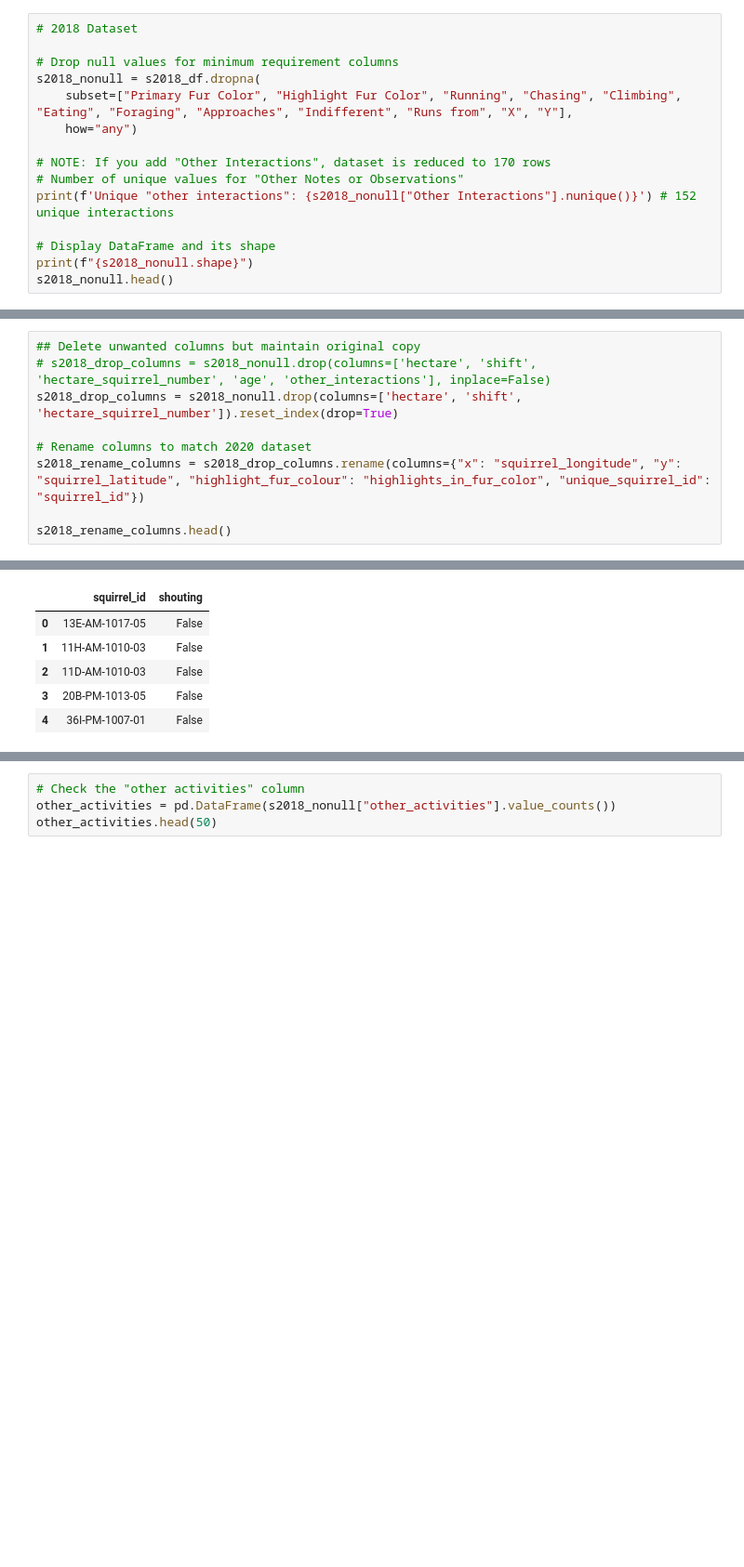
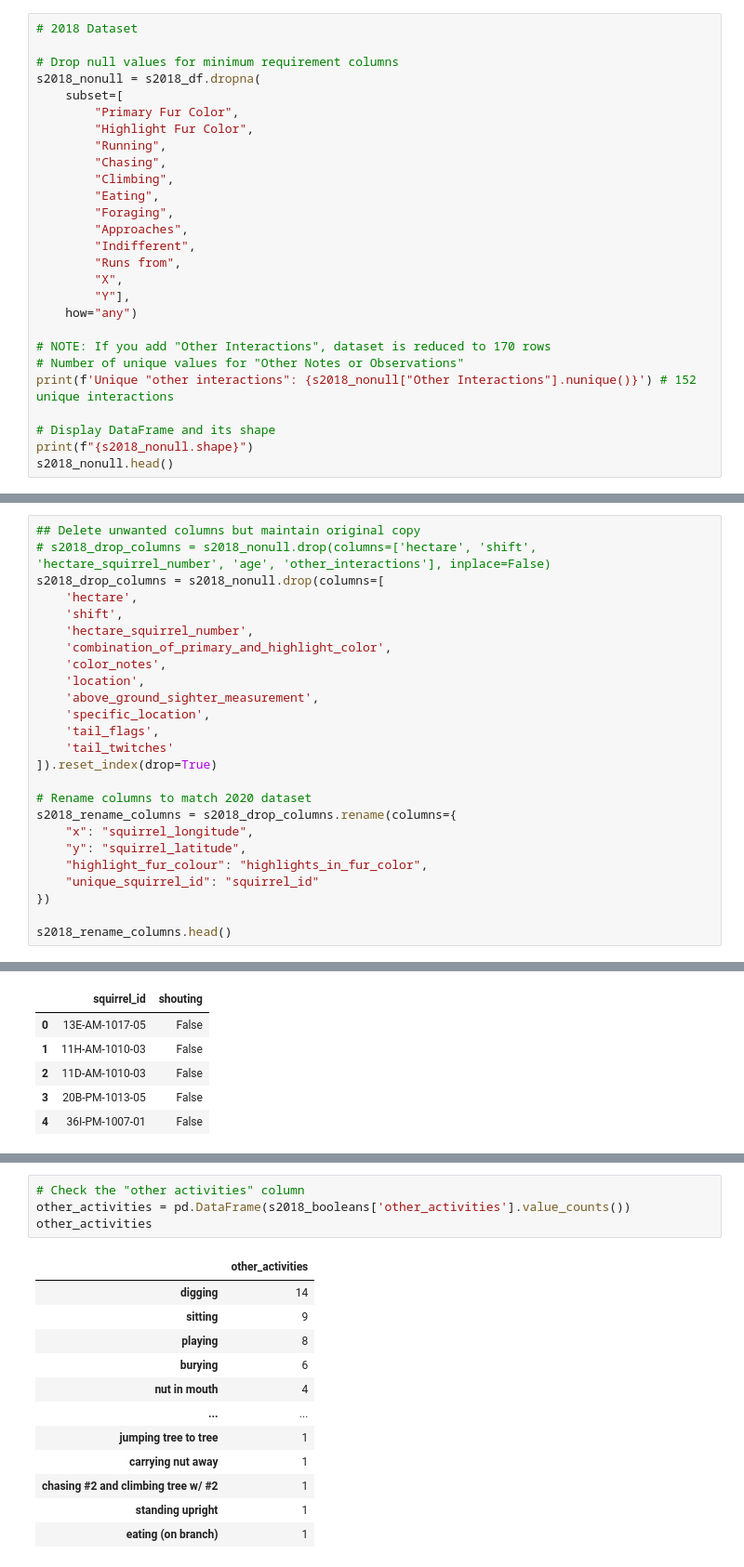
Before and after one commit to alyssahondrade/we-the-new-york-city-squirrels, a Jupyter notebook: squirrel_cleaning.ipynb, the cells around one changed output, grey strips where cells are left out. Shown at 93% size. Saved outputs shown, nothing was run; the diff lists cells and outputs as text; blank space fills up the shorter version.

```diff
--- a/squirrel_cleaning.ipynb
+++ b/squirrel_cleaning.ipynb
@@ -568,7 +568,19 @@ memory usage: 463.6+ KB
 
 # Drop null values for minimum requirement columns
 s2018_nonull = s2018_df.dropna(
-    subset=["Primary Fur Color", "Highlight Fur Color", "Running", "Chasing", "Climbing", "Eating", "Foraging", "Approaches", "Indifferent", "Runs from", "X", "Y"],
+    subset=[
+        "Primary Fur Color",
+        "Highlight Fur Color",
+        "Running",
+        "Chasing",
+        "Climbing",
+        "Eating",
+        "Foraging",
+        "Approaches",
+        "Indifferent",
+        "Runs from",
+        "X",
+        "Y"],
     how="any")
 
 # NOTE: If you add "Other Interactions", dataset is reduced to 170 rows
@@ -615,10 +639,26 @@ s2018_nonull.head()
 # %%
 ## Delete unwanted columns but maintain original copy
 # s2018_drop_columns = s2018_nonull.drop(columns=['hectare', 'shift', 'hectare_squirrel_number', 'age', 'other_interactions'], inplace=False)
-s2018_drop_columns = s2018_nonull.drop(columns=['hectare', 'shift', 'hectare_squirrel_number']).reset_index(drop=True)
+s2018_drop_columns = s2018_nonull.drop(columns=[
+    'hectare',
+    'shift',
+    'hectare_squirrel_number',
+    'combination_of_primary_and_highlight_color',
+    'color_notes',
+    'location',
+    'above_ground_sighter_measurement',
+    'specific_location',
+    'tail_flags',
+    'tail_twitches'
+]).reset_index(drop=True)
 
 # Rename columns to match 2020 dataset
-s2018_rename_columns = s2018_drop_columns.rename(columns={"x": "squirrel_longitude", "y": "squirrel_latitude", "highlight_fur_colour": "highlights_in_fur_color", "unique_squirrel_id": "squirrel_id"})
+s2018_rename_columns = s2018_drop_columns.rename(columns={
+    "x": "squirrel_longitude",
+    "y": "squirrel_latitude",
+    "highlight_fur_colour": "highlights_in_fur_color",
+    "unique_squirrel_id": "squirrel_id"
+})
 
 s2018_rename_columns.head()
 # %% [output]
@@ -706,4 +767,17 @@ s2018_booleans.head()
 # %%
 # Check the "other activities" column
-other_activities = pd.DataFrame(s2018_nonull["other_activities"].value_counts())
-other_activities.head(50)
+other_activities = pd.DataFrame(s2018_booleans['other_activities'].value_counts())
+other_activities
+# %% [output]
+|  | other_activities |
+| digging | 14 |
+| sitting | 9 |
+| playing | 8 |
+| burying | 6 |
+| nut in mouth | 4 |
+| ... | ... |
+| jumping tree to tree | 1 |
+| carrying nut away | 1 |
+| chasing #2 and climbing tree w/ #2 | 1 |
+| standing upright | 1 |
+| eating (on branch) | 1 |
```
Also changed, not shown: parts of 12 cells of this notebook.
